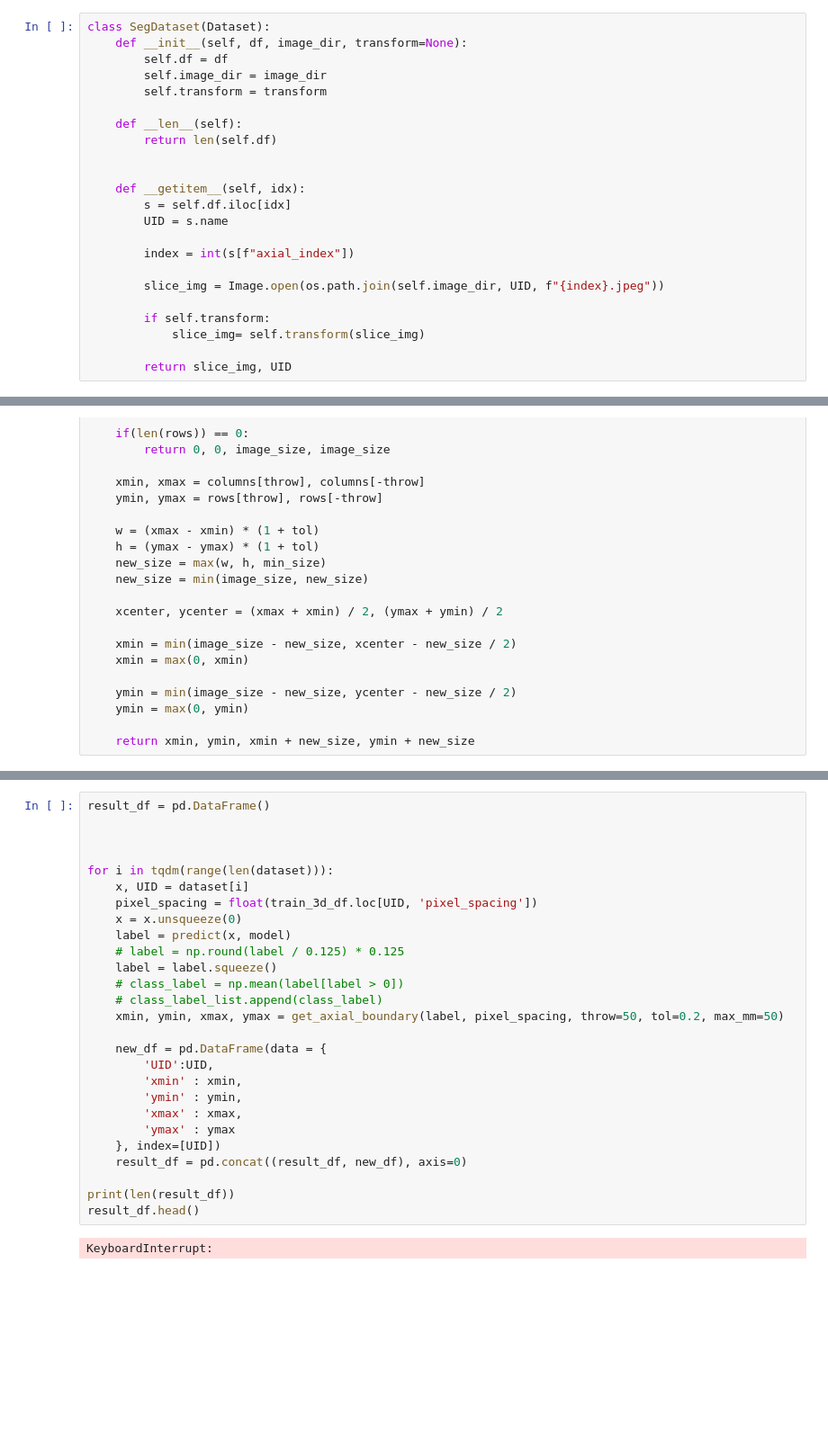
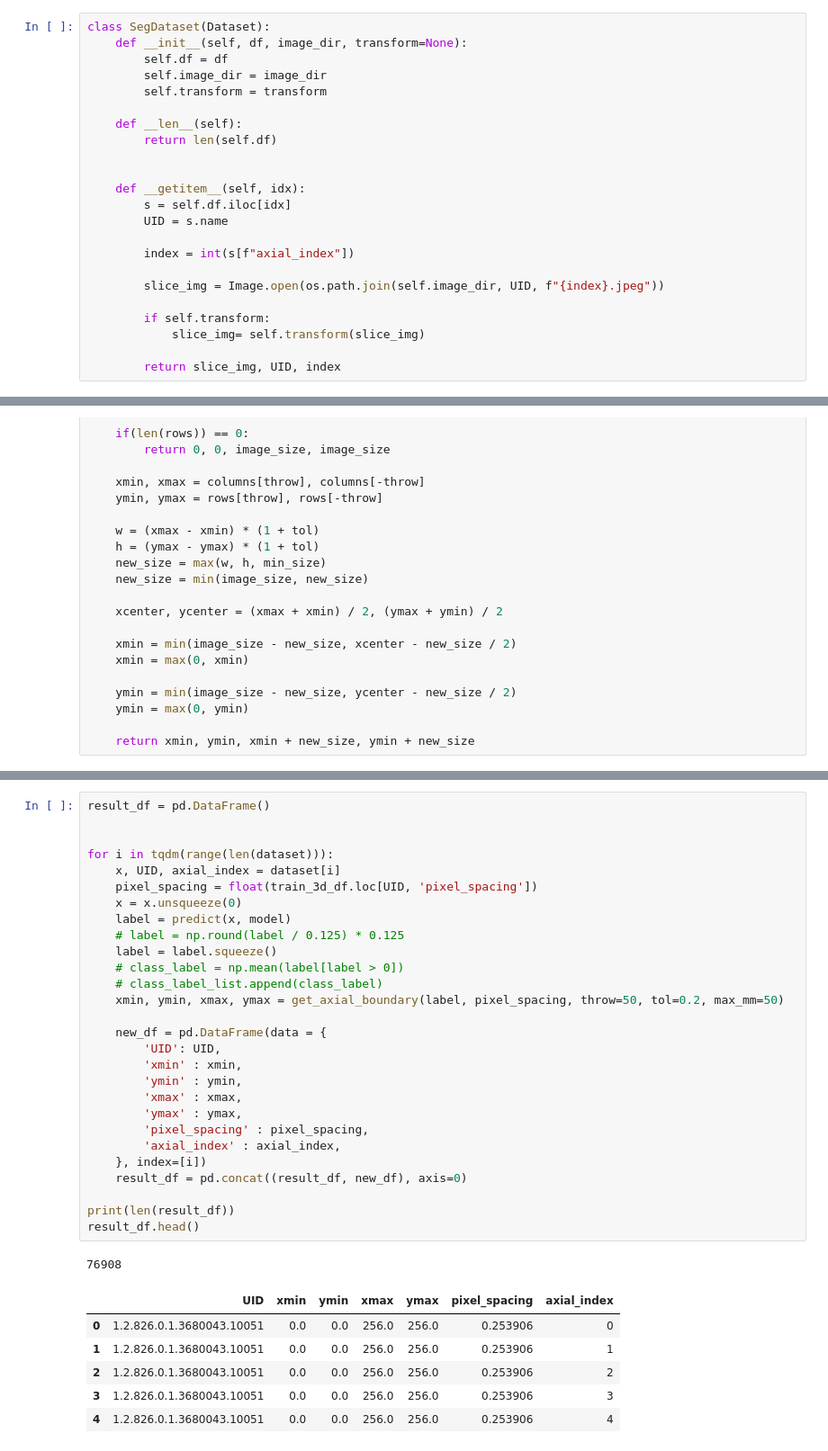
Before and after one commit to ghty011/cervical_spine, a Jupyter notebook: final/infer_axial_boundary.ipynb, the cells around one changed output, grey strips where cells are left out. Shown at 90% size. Saved outputs shown, nothing was run; the diff lists cells and outputs as text; blank space fills up the shorter version.

```diff
--- a/final/infer_axial_boundary.ipynb
+++ b/final/infer_axial_boundary.ipynb
@@ -151,4 +204,4 @@ class SegDataset(Dataset):
         if self.transform:
             slice_img= self.transform(slice_img)
 
-        return slice_img, UID
+        return slice_img, UID, index
@@ -224,30 +262,37 @@ train_3d_df.head()
 # %%
 result_df = pd.DataFrame()
 
 
-
 for i in tqdm(range(len(dataset))):
-    x, UID = dataset[i]
+    x, UID, axial_index = dataset[i]
     pixel_spacing = float(train_3d_df.loc[UID, 'pixel_spacing'])
     x = x.unsqueeze(0)
     label = predict(x, model)
     # label = np.round(label / 0.125) * 0.125
     label = label.squeeze()
     # class_label = np.mean(label[label > 0])
     # class_label_list.append(class_label)
     xmin, ymin, xmax, ymax = get_axial_boundary(label, pixel_spacing, throw=50, tol=0.2, max_mm=50)
 
     new_df = pd.DataFrame(data = {
-        'UID':UID,
+        'UID': UID,
         'xmin' : xmin,
         'ymin' : ymin,
         'xmax' : xmax,
-        'ymax' : ymax
-    }, index=[UID])
+        'ymax' : ymax,
+        'pixel_spacing' : pixel_spacing,
+        'axial_index' : axial_index,
+    }, index=[i])
     result_df = pd.concat((result_df, new_df), axis=0)
 
 print(len(result_df))
 result_df.head()
 # %% [output]
-KeyboardInterrupt:
+76908
+|  | UID | xmin | ymin | xmax | ymax | pixel_spacing | axial_index |
+| 0 | 1.2.826.0.1.3680043.10051 | 0.0 | 0.0 | 256.0 | 256.0 | 0.253906 | 0 |
+| 1 | 1.2.826.0.1.3680043.10051 | 0.0 | 0.0 | 256.0 | 256.0 | 0.253906 | 1 |
+| 2 | 1.2.826.0.1.3680043.10051 | 0.0 | 0.0 | 256.0 | 256.0 | 0.253906 | 2 |
+| 3 | 1.2.826.0.1.3680043.10051 | 0.0 | 0.0 | 256.0 | 256.0 | 0.253906 | 3 |
+| 4 | 1.2.826.0.1.3680043.10051 | 0.0 | 0.0 | 256.0 | 256.0 | 0.253906 | 4 |
 # %%
```
Also changed, not shown: parts of 10 cells of this notebook, 2 other files.
